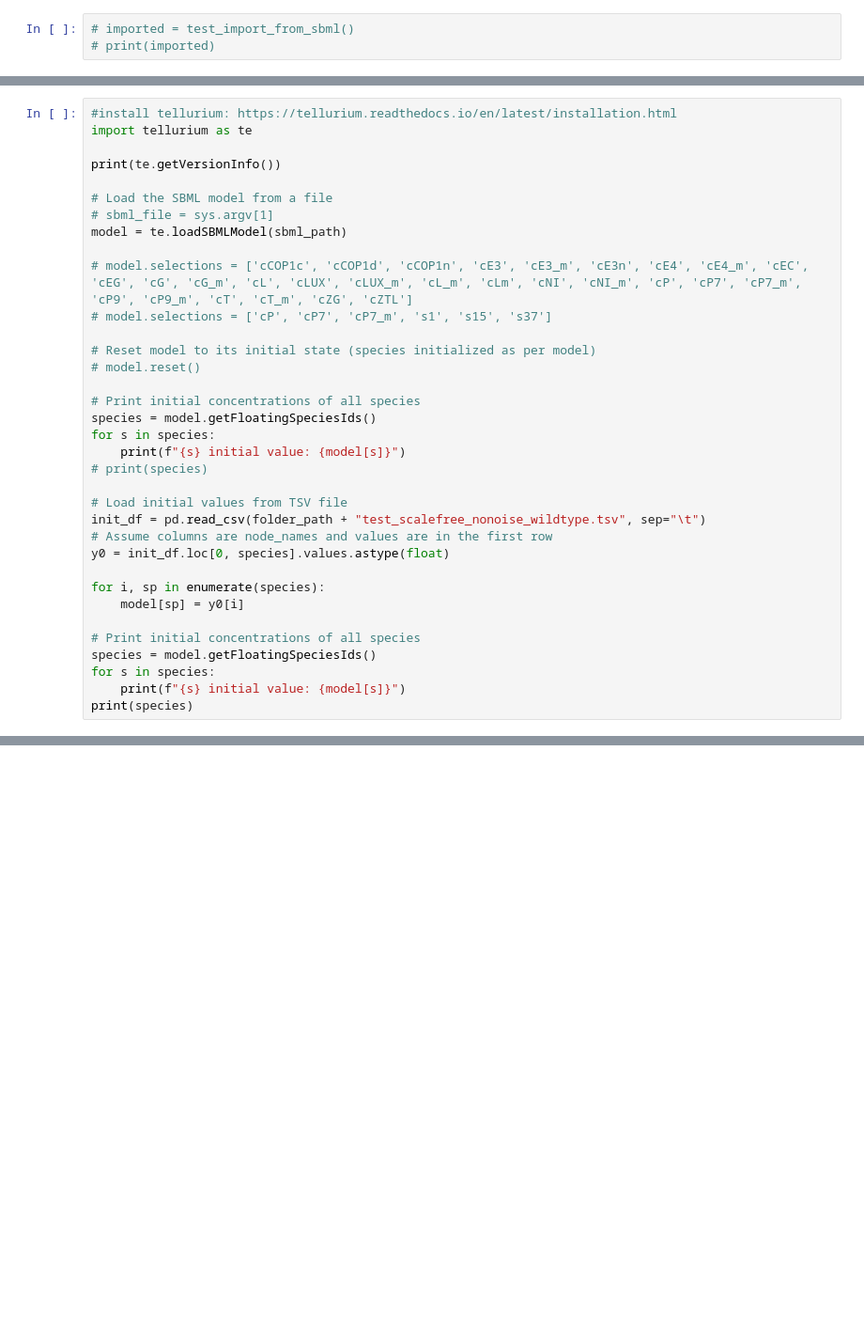
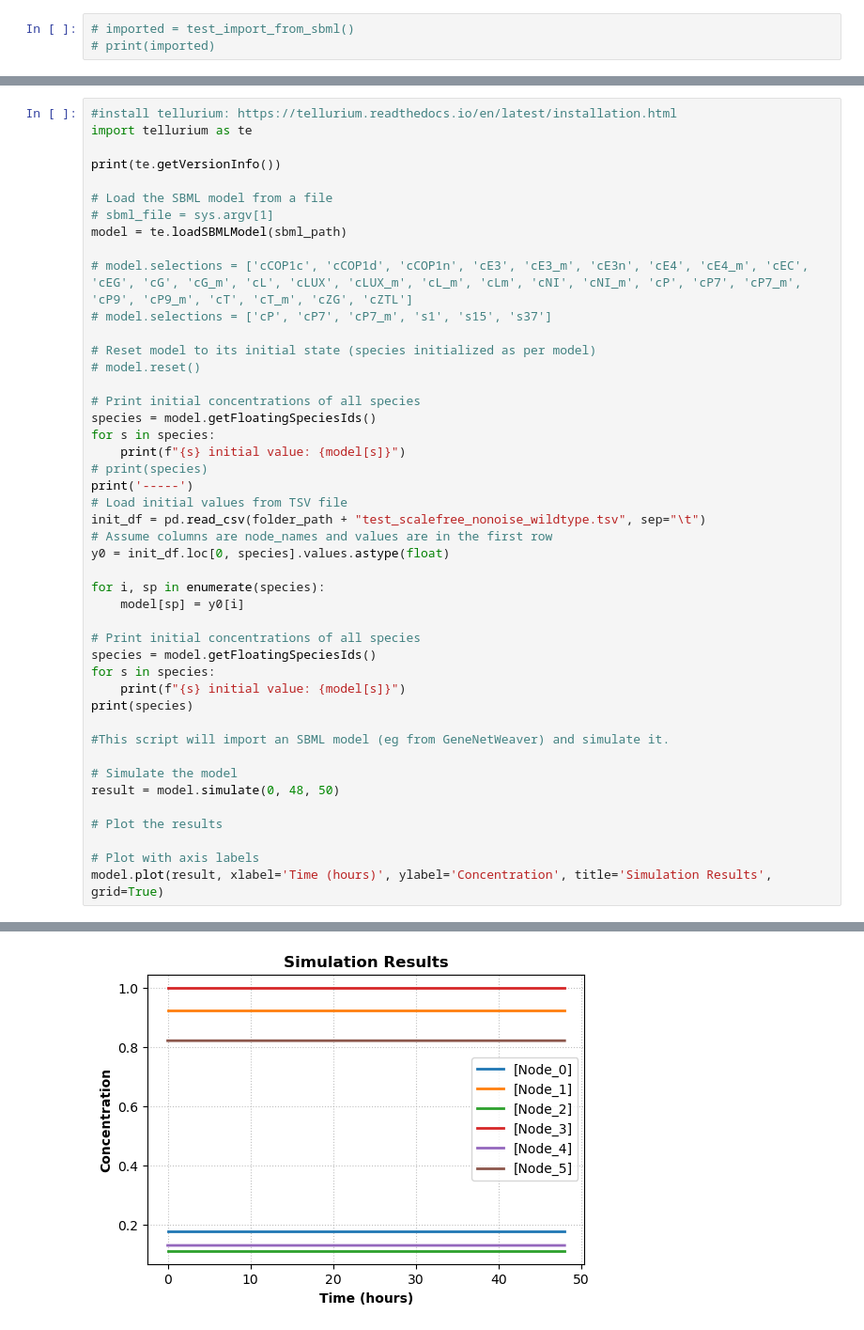
Before and after one commit to CropXR/HALCYON, a Jupyter notebook: notebooks/telluriumtest.ipynb, the cells around one changed output, grey strips where cells are left out. Shown at 94% size. Cells and saved outputs as stored; diff of their text form; blank space fills up the shorter version.

```diff
--- a/notebooks/telluriumtest.ipynb
+++ b/notebooks/telluriumtest.ipynb
@@ -75,7 +82,7 @@ species = model.getFloatingSpeciesIds()
 for s in species:
     print(f"{s} initial value: {model[s]}")
 # print(species)
-
+print('-----')
 # Load initial values from TSV file
 init_df = pd.read_csv(folder_path + "test_scalefree_nonoise_wildtype.tsv", sep="\t")
 # Assume columns are node_names and values are in the first row
@@ -89,4 +96,14 @@ species = model.getFloatingSpeciesIds()
 for s in species:
     print(f"{s} initial value: {model[s]}")
 print(species)
+
+#This script will import an SBML model (eg from GeneNetWeaver) and simulate it.
+
+# Simulate the model
+result = model.simulate(0, 48, 50)
+
+# Plot the results
+
+# Plot with axis labels
+model.plot(result, xlabel='Time (hours)', ylabel='Concentration', title='Simulation Results', grid=True)
 # %% [output]
@@ -100,7 +118,8 @@ Node_5 initial value: 0.0
 Node_0 initial value: 0.1780818
 Node_1 initial value: 0.9222381
 Node_2 initial value: 0.1129278
 Node_3 initial value: 1.0
 Node_4 initial value: 0.1310036
 Node_5 initial value: 0.8210416
 ['Node_0', 'Node_1', 'Node_2', 'Node_3', 'Node_4', 'Node_5']
+[figure, added]
```
Also changed, not shown: parts of 12 cells of this notebook, 3 other files.
